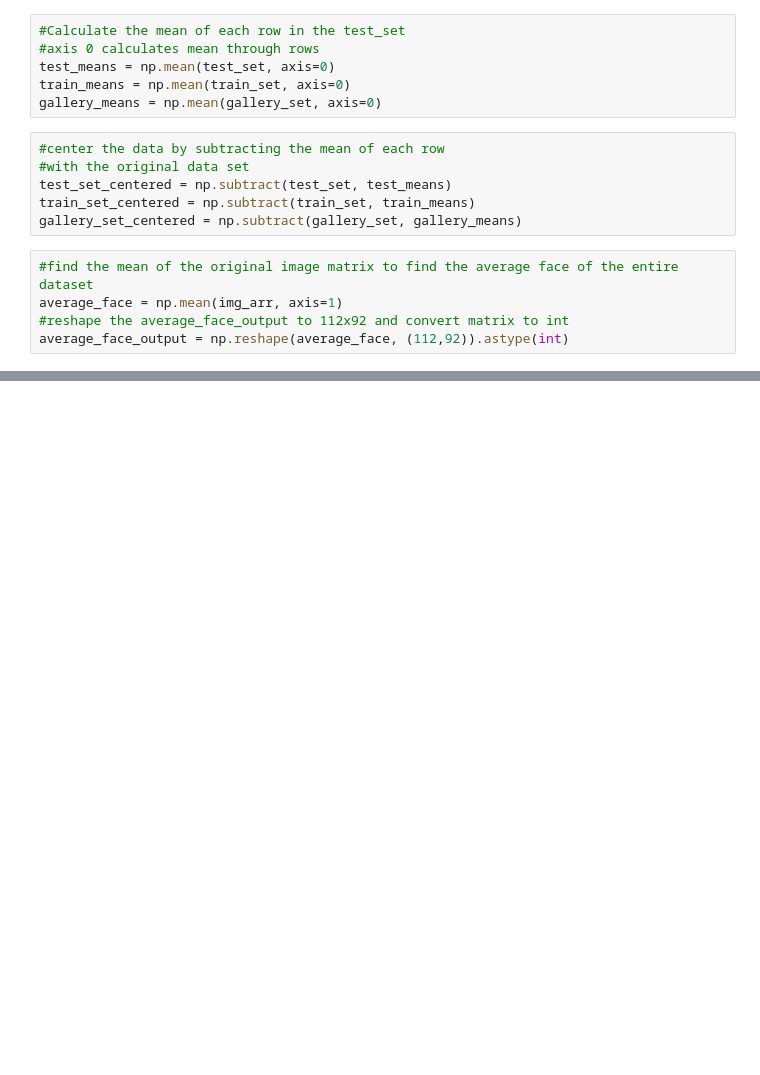
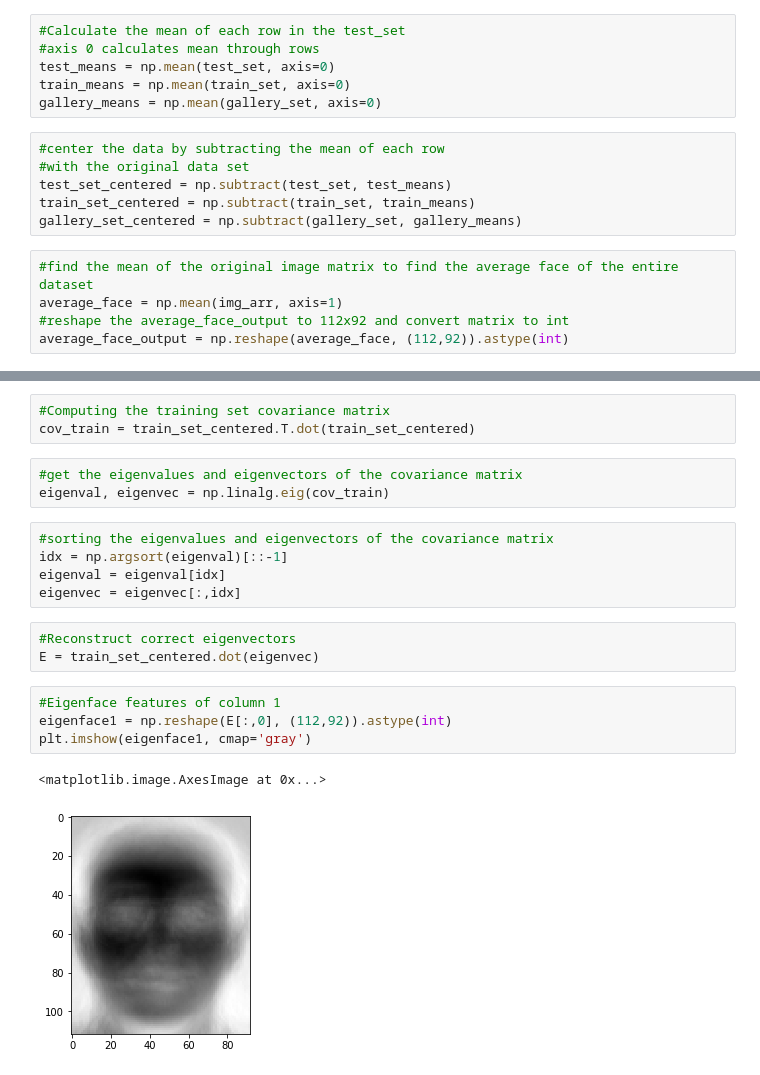
Before and after one commit to pots7878/PCA_face_detection, a Jupyter notebook: Lab01 PCA.ipynb, the cells around one changed output, grey strips where cells are left out. Saved outputs shown, nothing was run; the diff lists cells and outputs as text; blank space fills up the shorter version.

```diff
--- a/Lab01 PCA.ipynb
+++ b/Lab01 PCA.ipynb
@@ -146,0 +127,21 @@ train_set_centered.shape
+# %%
+#Computing the training set covariance matrix
+cov_train = train_set_centered.T.dot(train_set_centered)
+# %%
+#get the eigenvalues and eigenvectors of the covariance matrix
+eigenval, eigenvec = np.linalg.eig(cov_train)
+# %%
+#sorting the eigenvalues and eigenvectors of the covariance matrix
+idx = np.argsort(eigenval)[::-1]
+eigenval = eigenval[idx]
+eigenvec = eigenvec[:,idx]
+# %%
+#Reconstruct correct eigenvectors
+E = train_set_centered.dot(eigenvec)
+# %%
+#Eigenface features of column 1
+eigenface1 = np.reshape(E[:,0], (112,92)).astype(int)
+plt.imshow(eigenface1, cmap='gray')
+# %% [output]
+<matplotlib.image.AxesImage at 0x...>
+[figure, added]
```
Also changed, not shown: parts of 15 cells of this notebook.
